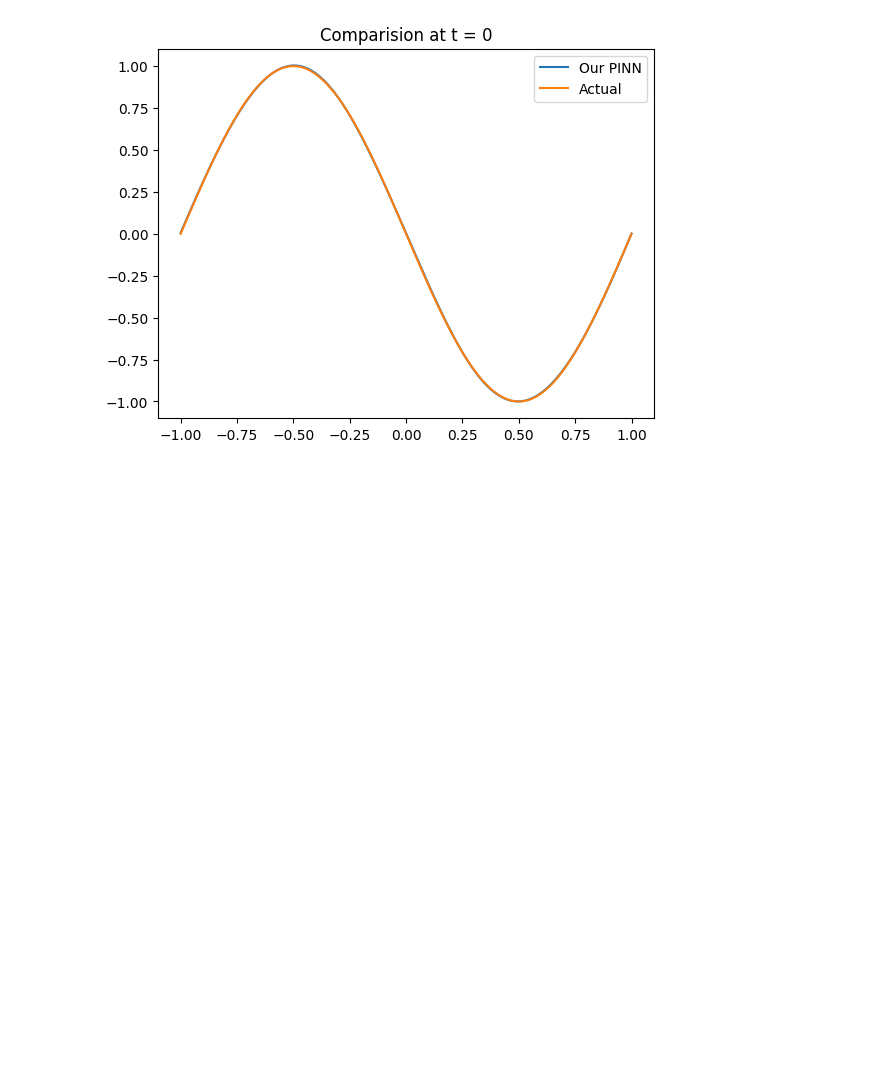
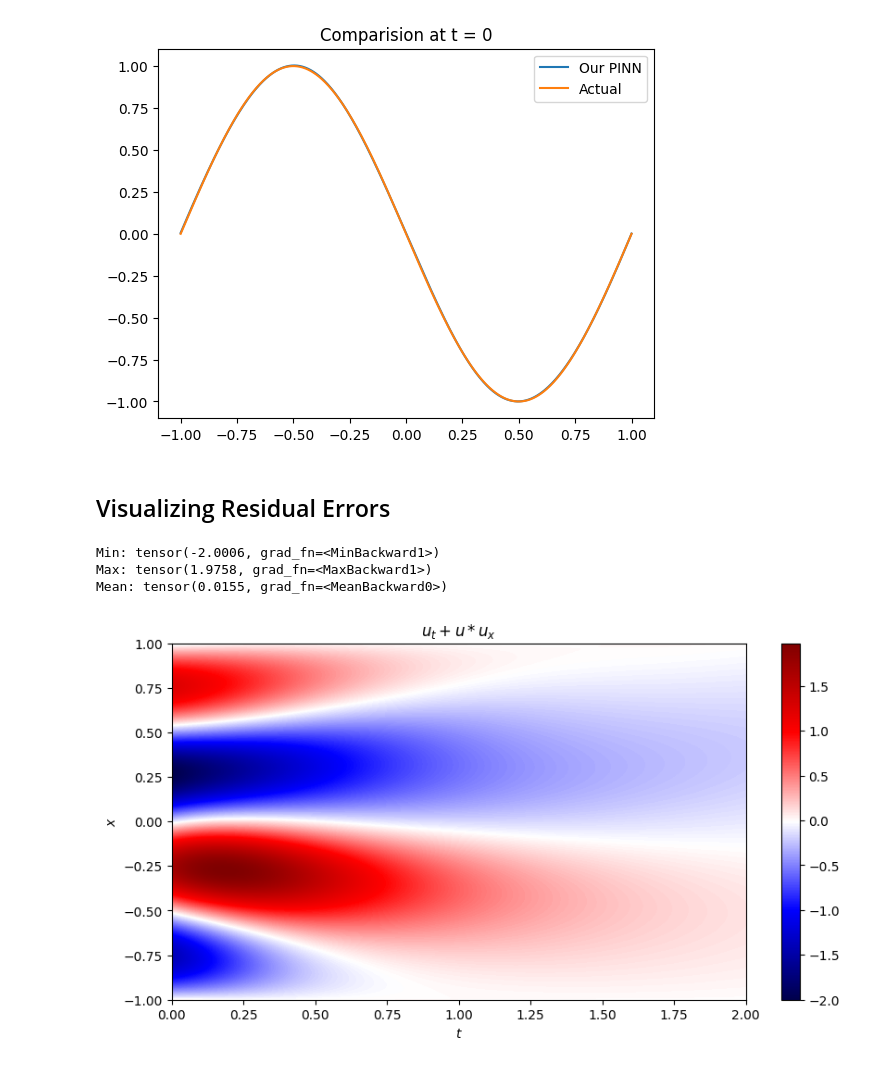
Before and after one commit to avaljotsingh/Verification-of-PINNs, a Jupyter notebook: experiments/pinn-burgers.ipynb, the cells around one changed output. Saved outputs shown, nothing was run; the diff lists cells and outputs as text; code cells hidden in the pictures; blank space fills up the shorter version.

Commit message:
Add code to visualize residual errors

```diff
--- a/experiments/pinn-burgers.ipynb
+++ b/experiments/pinn-burgers.ipynb
@@ -315,3 +315,46 @@ plt.show()
 [figure]
 # %%
 torch.save(model, "../trained_models/pinn-burgers_weak.pt")
+# %% [markdown]
+## Visualizing Residual Errors
+# %%
+def visualize_residual_error(model_name):
+    model = torch.load(model_name)
+
+    plt.figure(figsize = (10, 5))
+    n = 2000
+    xs, ts = torch.meshgrid(torch.linspace(-1.0, 1, n), torch.linspace(0.0, 2.0, n))
+    xs = xs.reshape(-1, 1).requires_grad_(True)
+    ts = ts.reshape(-1, 1).requires_grad_(True)
+    f = model(torch.cat([xs, ts], dim=1))
+    grad_t = torch.autograd.grad(outputs=f,
+                                  inputs=ts,
+                                  grad_outputs=torch.ones_like(ts, requires_grad=False),
+                                  retain_graph=True,
+                                  create_graph=True)[0]
+
+    grad_x = torch.autograd.grad(outputs=f,
+                              inputs=xs,
+                              grad_outputs=torch.ones_like(xs, requires_grad=False),
+                              retain_graph=True,
+                              create_graph=True)[0]
+
+    residual_err = (grad_t + f * grad_x).reshape(n,n)
+
+    print("Min:", residual_err.min())
+    print("Max:", residual_err.max())
+    print("Mean:", residual_err.mean())
+
+    heatmap = plt.imshow(residual_err.detach().numpy(), extent=[0,2,-1,1], cmap='seismic', interpolation='nearest', aspect='auto')
+    plt.colorbar(heatmap)
+    plt.xlabel(r'$t$')
+    plt.ylabel(r'$x$')
+    plt.title(r'$u_t + u * u_x$')
+    plt.show()
+# %%
+visualize_residual_error("../trained_models/pinn-burgers_weak.pt")
+# %% [output]
+Min: tensor(-2.0006, grad_fn=<MinBackward1>)
+Max: tensor(1.9758, grad_fn=<MaxBackward1>)
+Mean: tensor(0.0155, grad_fn=<MeanBackward0>)
+[figure, added]
```
Also changed, not shown: parts of 1 cell of this notebook.
